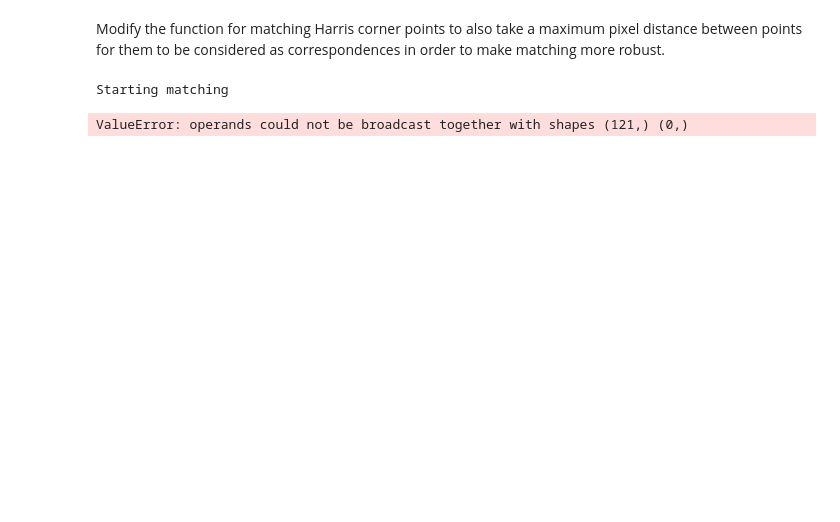
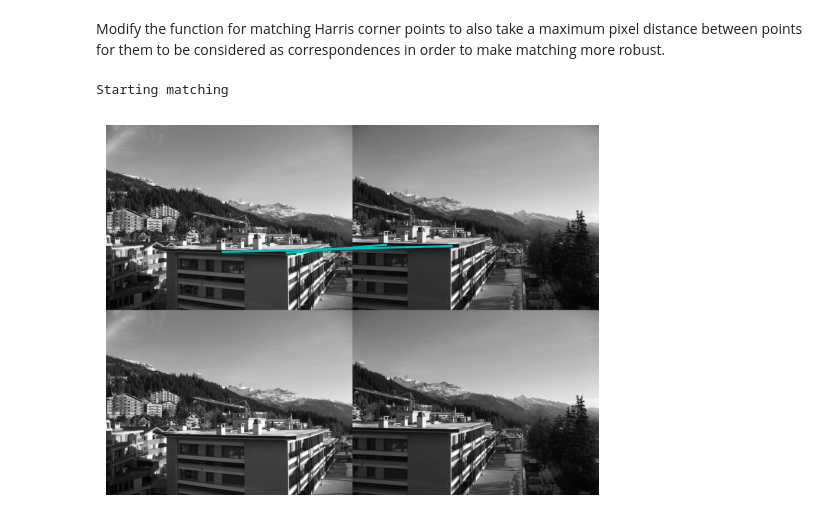
Before and after one commit to joelsnz/computer-vision, a Jupyter notebook: 2_image_descriptors/exercises/1.ipynb, the cells around one changed output. Drawn from its saved outputs; the diff is of its cells as text; code cells hidden in the pictures; blank space fills up the shorter version.

Commit message:
U2E1: Distance diff matching filter

```diff
--- a/2_image_descriptors/exercises/1.ipynb
+++ b/2_image_descriptors/exercises/1.ipynb
@@ -11,20 +11,20 @@ im2 = np.array(Image.open('../../data/crans_2_small.jpg').convert('L'))
 # %%
 wid = 5
 harrisim = compute_harris_response(im1, 5)
 filtered_coords1 = get_harris_points(harrisim, wid + 1)
-d1 = get_descriptors(im, filtered_coords1, wid)
+d1 = get_descriptors(im1, filtered_coords1, wid)
 
 harrisim = compute_harris_response(im2, 5)
 filtered_coords2 = get_harris_points(harrisim, wid + 1)
-d2 = get_descriptors(im, filtered_coords2, wid)
+d2 = get_descriptors(im2, filtered_coords2, wid)
 
 print("Starting matching")
-matches = match_twosided(d1, d2)
+matches = match_twosided(d1, d2, distance=20.0)
 
 plt.figure()
 plt.gray()
 plot_matches(im1, im2, filtered_coords1, filtered_coords2, matches)
 plt.show()
 # %% [output]
 Starting matching
-ValueError: operands could not be broadcast together with shapes (121,) (0,)
+[figure, added]
```
Also changed, not shown: 2 other files.
